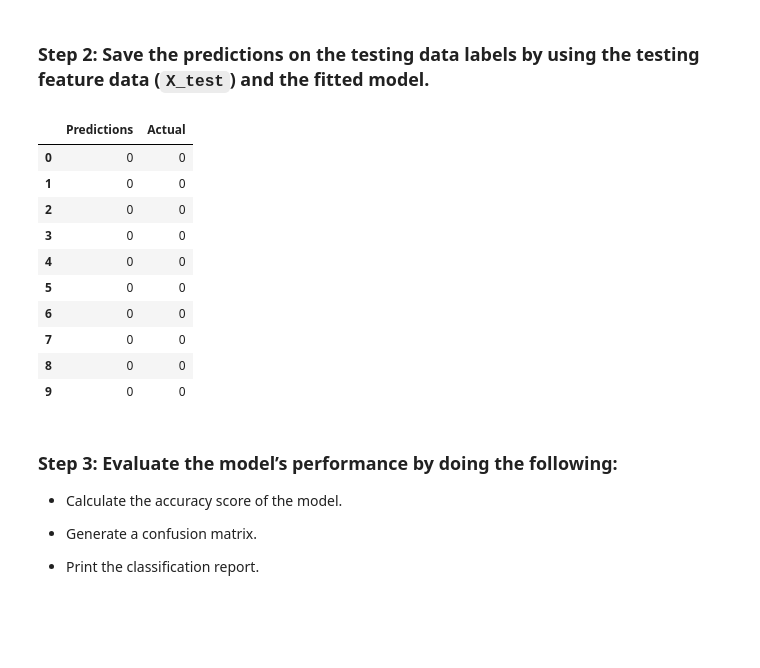
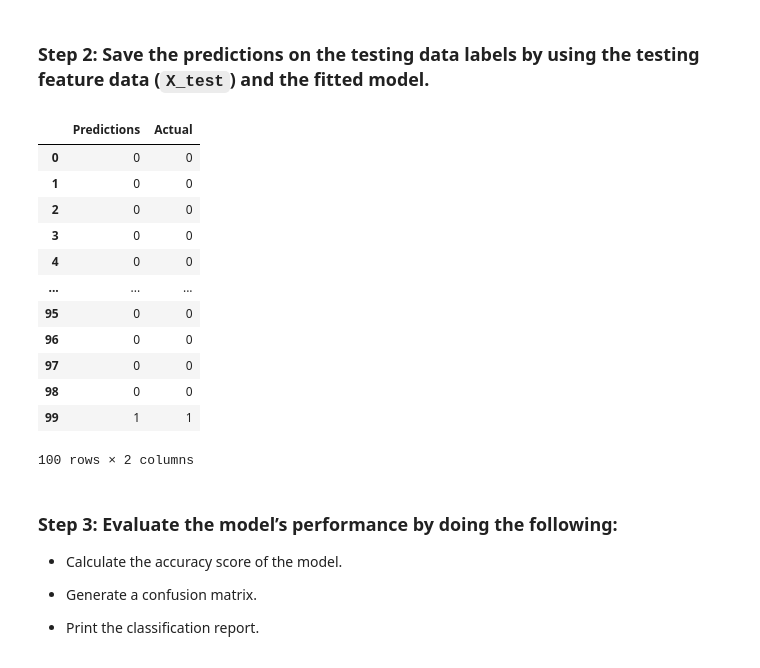
Before and after one commit to GMVince/credit-risk-classification, a Jupyter notebook: credit_risk_classification.ipynb, the cells around one changed output. Cells and saved outputs as stored; diff of their text form; code cells hidden in the pictures; blank space fills up the shorter version.

```diff
--- a/credit_risk_classification.ipynb
+++ b/credit_risk_classification.ipynb
@@ -96,21 +110,23 @@ LogisticRegression(max_iter=200, random_state=1)
 # %%
 # Make a prediction using the testing data
 predictions = classifier.predict(X_test)
 results = pd.DataFrame({"Predictions": predictions, "Actual": y_test}).reset_index(drop=True)
 
-results.head(10)
+results.head(100)
 # %% [output]
 |  | Predictions | Actual |
 | 0 | 0 | 0 |
 | 1 | 0 | 0 |
 | 2 | 0 | 0 |
 | 3 | 0 | 0 |
 | 4 | 0 | 0 |
-| 5 | 0 | 0 |
-| 6 | 0 | 0 |
-| 7 | 0 | 0 |
-| 8 | 0 | 0 |
-| 9 | 0 | 0 |
+| ... | ... | ... |
+| 95 | 0 | 0 |
+| 96 | 0 | 0 |
+| 97 | 0 | 0 |
+| 98 | 0 | 0 |
+| 99 | 1 | 1 |
+100 rows × 2 columns
 # %% [markdown]
 ### Step 3: Evaluate the model’s performance by doing the following:
 
```
Also changed, not shown: parts of 16 cells of this notebook.
